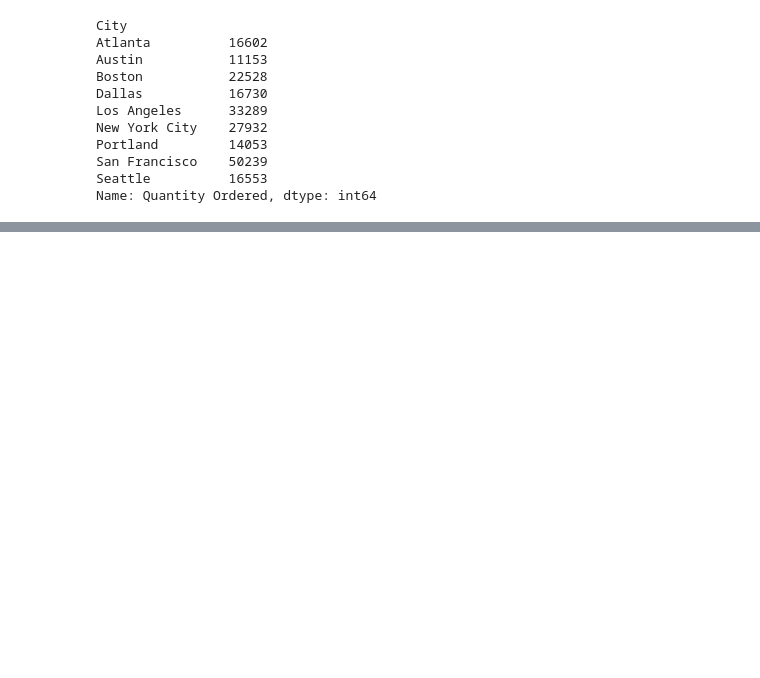
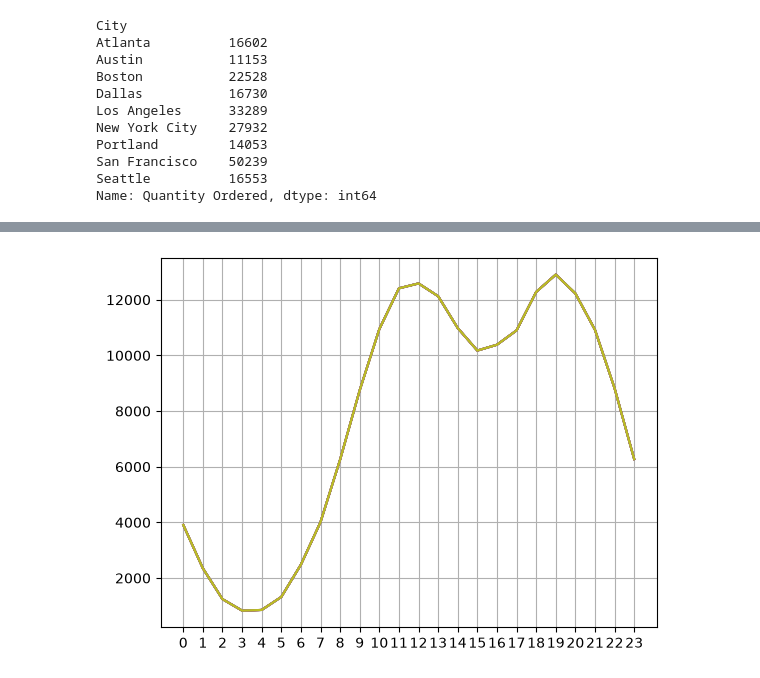
Before and after one commit to sofiaamoress/Learning-Pandas---Data-Science, a Jupyter notebook: code/analysis.ipynb, the cells around one changed output, grey strips where cells are left out. Saved outputs shown, nothing was run; the diff lists cells and outputs as text; code cells hidden in the pictures; blank space fills up the shorter version.

```diff
--- a/code/analysis.ipynb
+++ b/code/analysis.ipynb
@@ -253,0 +328,3 @@ UFuncTypeError: ufunc 'add' did not contain a loop with signature matching types
+# %%
+all_data['Order Date'] = pd.to_datetime(all_data['Order Date'])
+all_data.head()
@@ -253,0 +338,5 @@ UFuncTypeError: ufunc 'add' did not contain a loop with signature matching types
+# %%
+# with .dt we're consulting the *datetime* object
+all_data['Hour'] = all_data['Order Date'].dt.hour
+all_data['Minute'] = all_data['Order Date'].dt.minute
+all_data.head()
@@ -253,0 +350,12 @@ UFuncTypeError: ufunc 'add' did not contain a loop with signature matching types
+# %%
+hours = [hour for hour, df in all_data.groupby('Hour')]
+
+plt.plot(hours, all_data.groupby(['Hour']).count())
+plt.xticks(hours)
+plt.grid()
+plt.show()
+
+# count the number of rows with that hour
+all_data.groupby(['Hour']).count()
+# %% [output]
+[figure, added]
```
Also changed, not shown: parts of 13 cells of this notebook.
